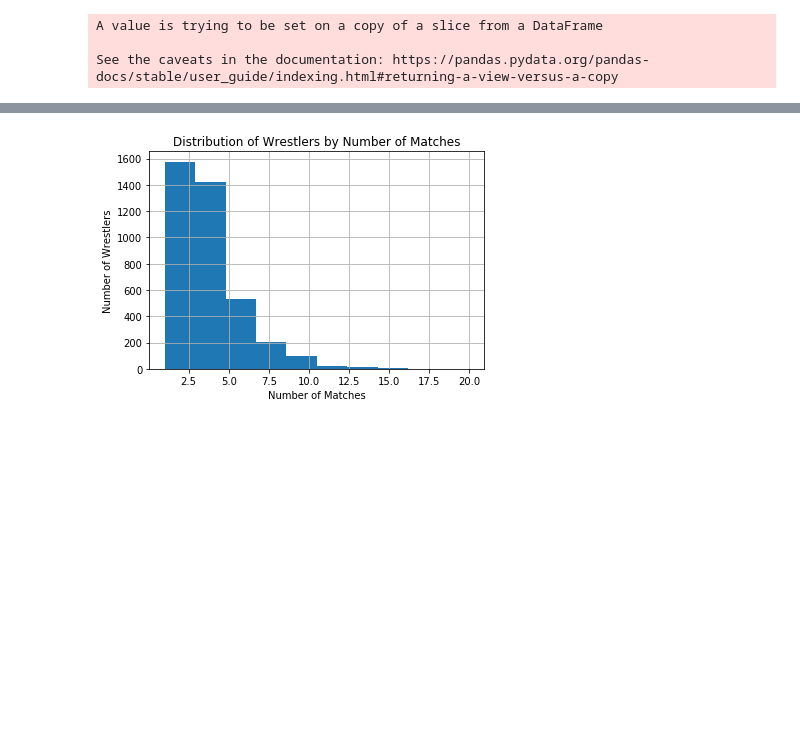
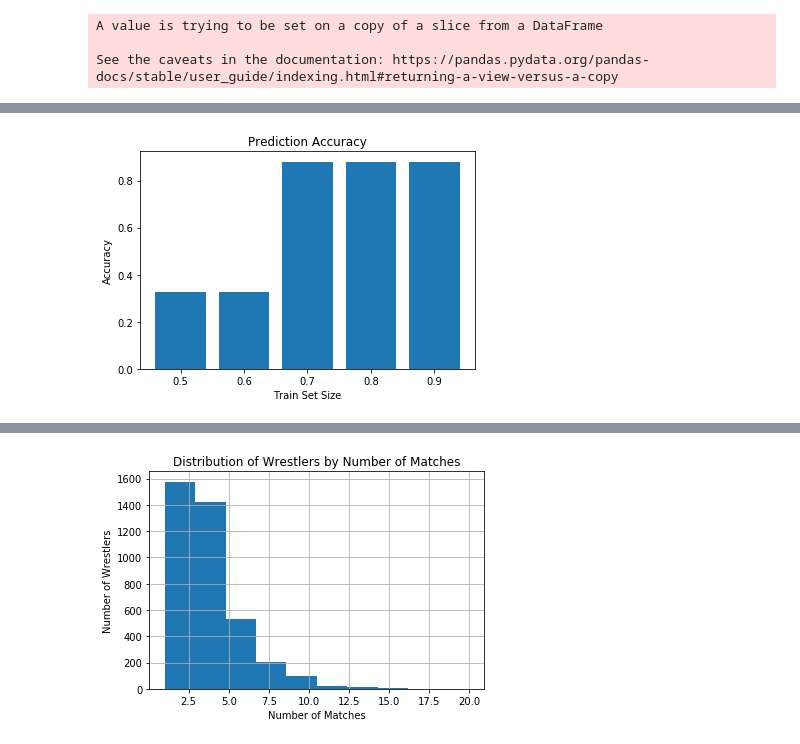
Before and after one commit to ungersk1998/spring2020-WrestlingRankingResearch, a Jupyter notebook: Wrestling Ranking Algorithm.ipynb, the cells around one changed output, grey strips where cells are left out. Saved outputs shown, nothing was run; the diff lists cells and outputs as text; code cells hidden in the pictures; blank space fills up the shorter version.

```diff
--- a/Wrestling Ranking Algorithm.ipynb
+++ b/Wrestling Ranking Algorithm.ipynb
@@ -501,0 +583,17 @@ elo_pred_results['Accuracy']
+# %%
+# Plot accuracy results: Elo
+plt.bar(range(len(elo_accuracy_dict)), list(elo_accuracy_dict.values()), align='center')
+plt.xticks(range(len(elo_accuracy_dict)), list(elo_accuracy_dict.keys()))
+plt.title('Prediction Accuracy')
+plt.xlabel('Train Set Size')
+plt.ylabel('Accuracy')
+
+# Save fig
+plt.savefig('./Plots/Elo/elo_pred_accuracy.png')
+
+plt.show()
+
+# Observation: Elo performs worse earlier, better later
+# Grain of salt: we don't even have the full season data, just late season
+# %% [output]
+[figure, added]
```
Also changed, not shown: parts of 24 cells of this notebook, 4 other files.
